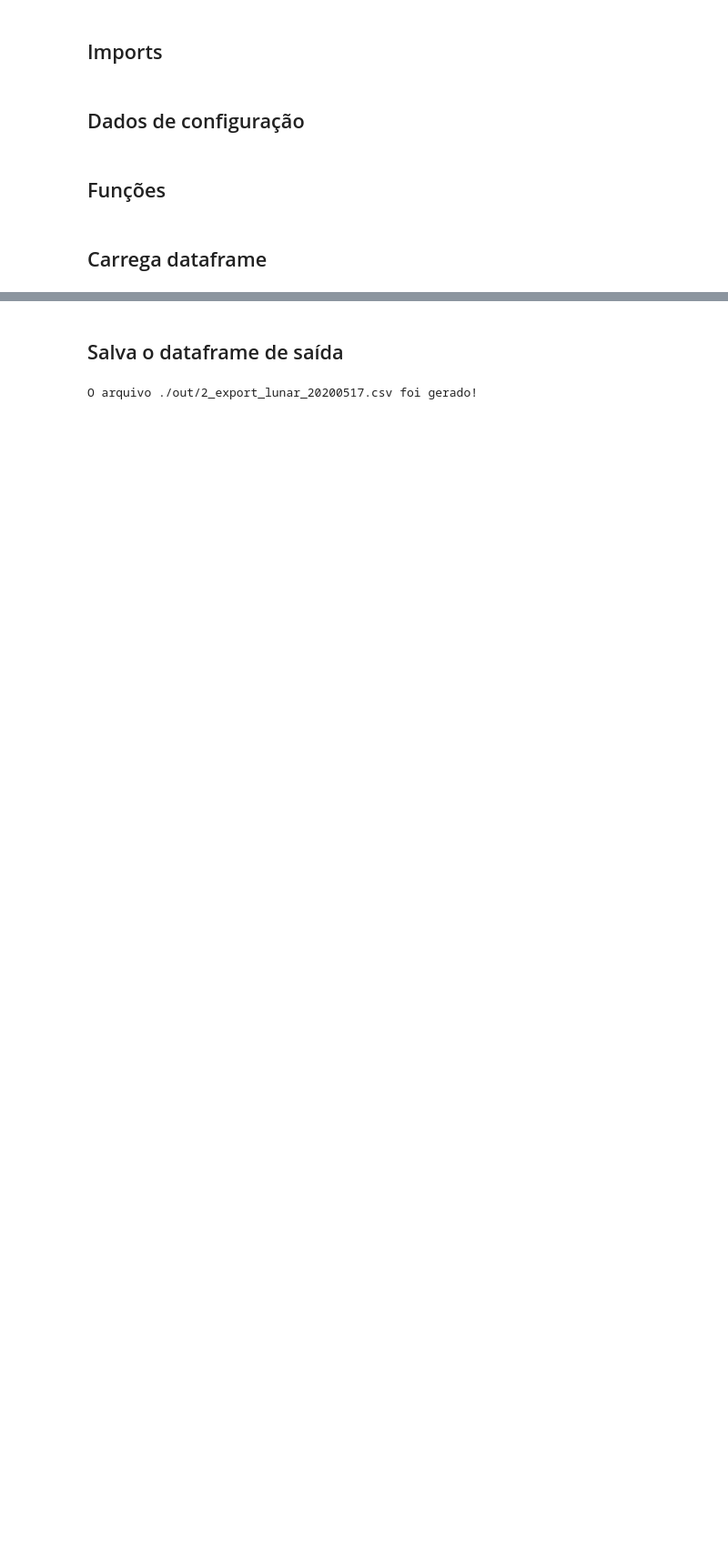
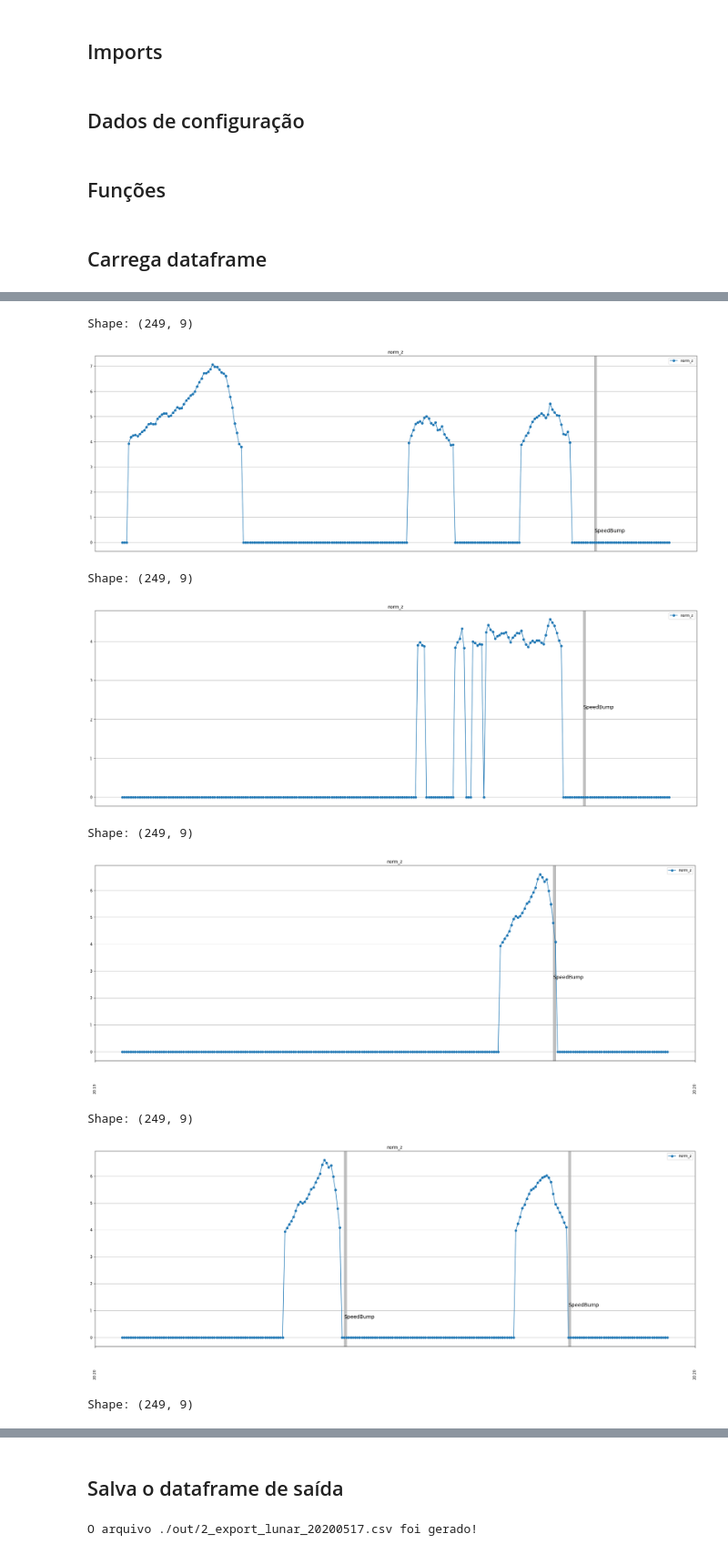
Before and after one commit to adornodev/pos-graduacao-Lunar, a Jupyter notebook: machinelearning/2_modelagem/1_pre_processamento/2_mapping_values.ipynb, the cells around one changed output, grey strips where cells are left out. Shown at 91% size. Cells and saved outputs as stored; diff of their text form; code cells hidden in the pictures; blank space fills up the shorter version.

```diff
--- a/machinelearning/2_modelagem/1_pre_processamento/2_mapping_values.ipynb
+++ b/machinelearning/2_modelagem/1_pre_processamento/2_mapping_values.ipynb
@@ -12,6 +13,7 @@ if os.path.join('..','0_funcoes_base') not in sys.path:
 
 df_manipulator = importlib.import_module('df_manipulator')
 date_manipulator = importlib.import_module('date_manipulator')
+plot_manipulator = importlib.import_module('plot_manipulator')
 # %% [markdown]
 ## Dados de configuração
 # %%
@@ -101,0 +149,5 @@ df_filtered
+# %%
+df['new_z'] = df['z'].rolling(10).mean()
+
+std = df['new_z'].std(skipna = True)
+print(f"std: {std}")
@@ -101,0 +156,39 @@ df_filtered
+# %%
+df['norm_z'] = df['new_z'].apply(lambda row: row if row > 2 * std else 0)
+# %%
+count = 0
+
+previous_base_date = list(mapping_timestamp_event.keys())[0] - pd.Timedelta(minutes=10)
+for base_date in list(mapping_timestamp_event.keys()):
+    elapsed_time = base_date - previous_base_date
+
+    if elapsed_time.seconds < 5:
+        continue
+
+    start_date = (base_date - pd.Timedelta(seconds=20)).strftime('%d/%m/%Y %H:%M:%S.%f')
+    end_date   = (base_date + pd.Timedelta(seconds=5)).strftime('%d/%m/%Y %H:%M:%S.%f')
+
+    special_points = {}
+    special_points[previous_base_date.strftime('%d/%m/%Y %H:%M:%S.%f')] = 'SpeedBump'
+    #special_points[(mapping_timestamp_event[base_date]['new'] - pd.Timedelta(seconds=5)).strftime('%d/%m/%Y %H:%M:%S.%f')] = 'Braking'
+    special_points[mapping_timestamp_event[base_date]['new'].strftime('%d/%m/%Y %H:%M:%S.%f')] = 'SpeedBump'
+    #special_points[base_date.strftime('%d/%m/%Y %H:%M:%S.%f')] = 'Old'
+
+    plot_manipulator.plot_timeseries(df,['norm_z'], start_date, end_date, legend=['norm_z'], special_dates=special_points)
+
+    count +=1
+
+    previous_base_date = base_date
+
+    if count >= 20:
+        break
+# %% [output]
+Shape: (249, 9)
+[figure, added]
+Shape: (249, 9)
+[figure, added]
+Shape: (249, 9)
+[figure, added]
+Shape: (249, 9)
+[figure, added]
+Shape: (249, 9)
```
Also changed, not shown: parts of 21 cells of this notebook.
